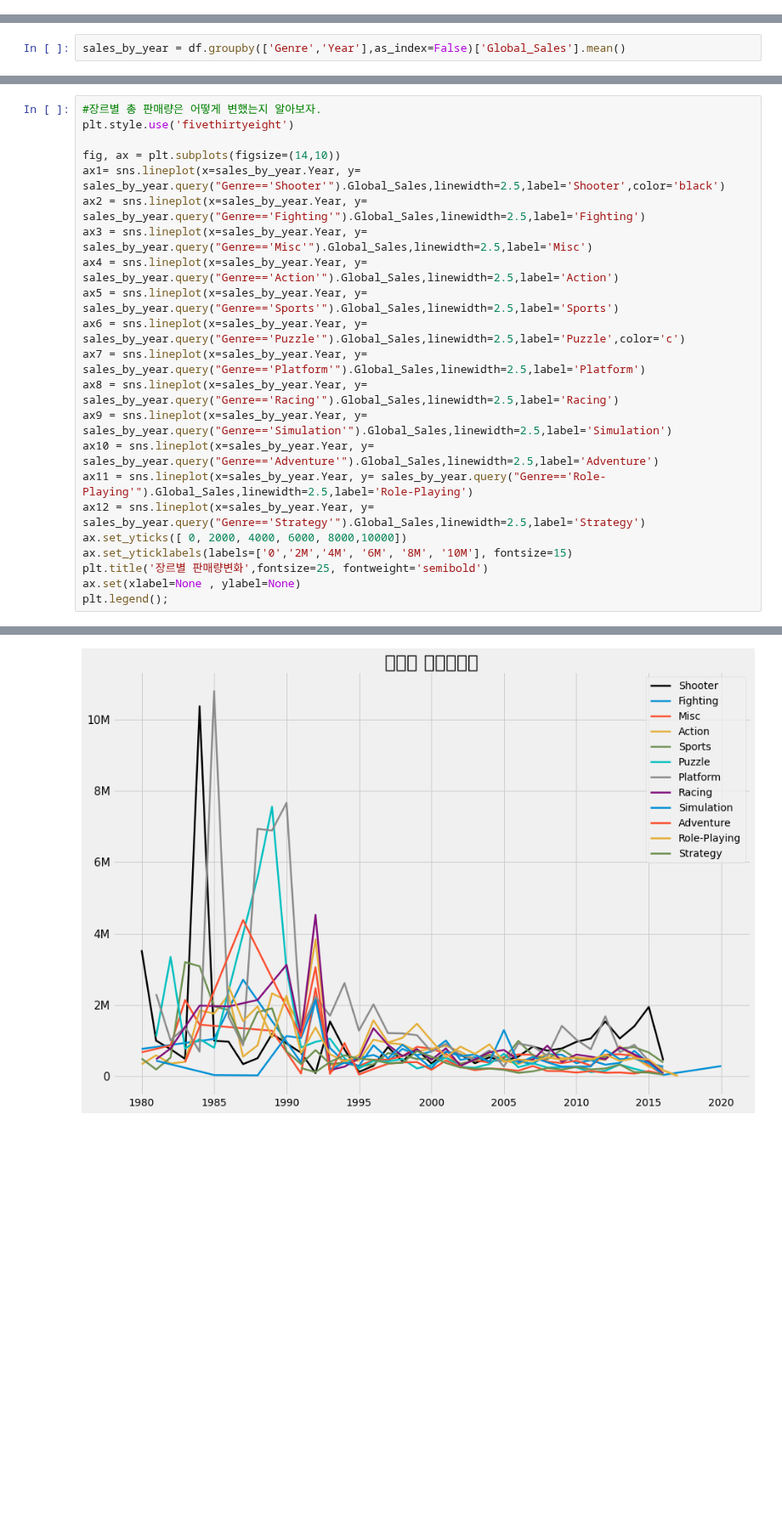
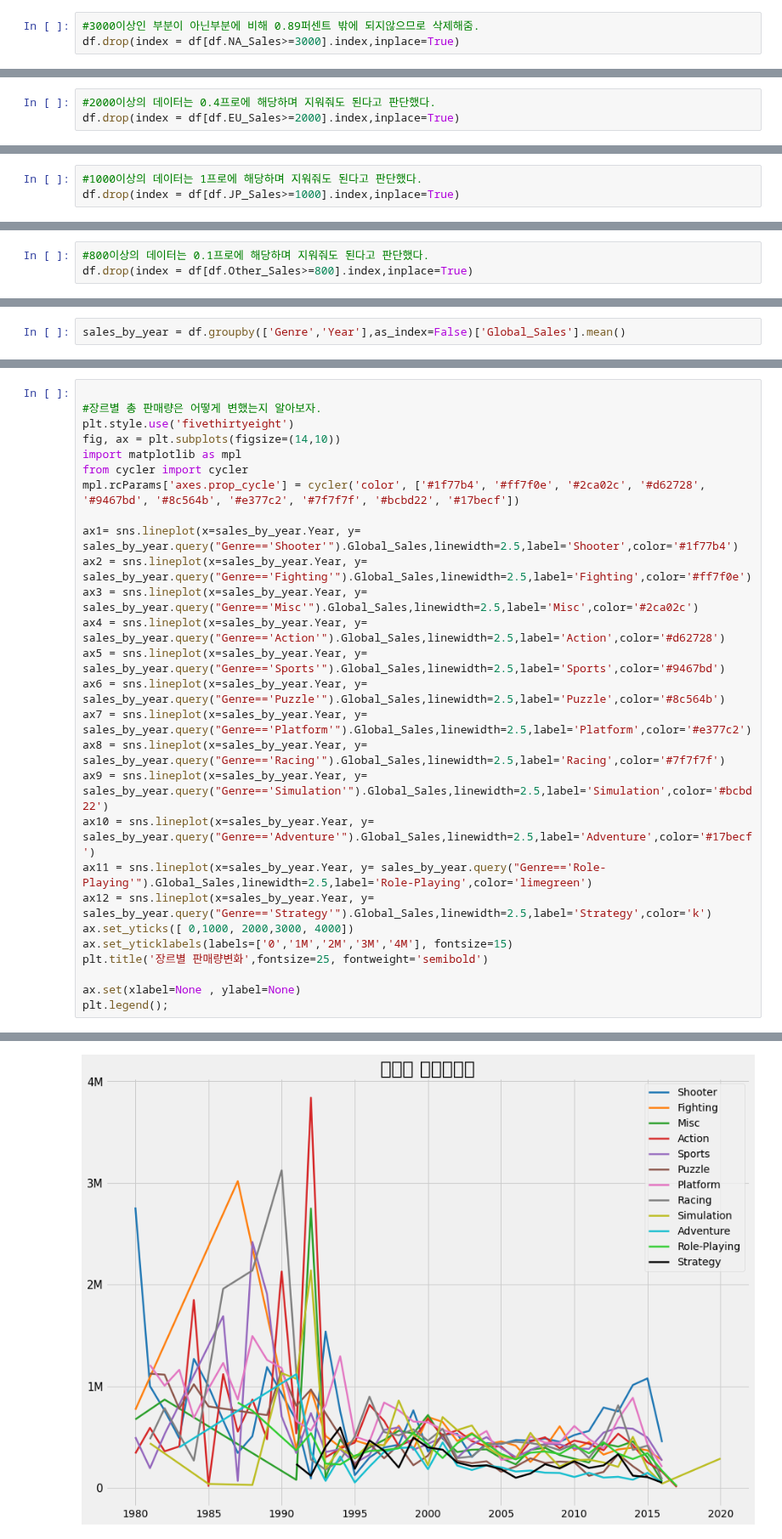
Before and after one commit to sseyonafre/Project, a Jupyter notebook: sprint1/AI_14_고세희_Section1.ipynb, the cells around one changed output, grey strips where cells are left out. Shown at 85% size. Drawn from its saved outputs; the diff is of its cells as text; blank space fills up the shorter version.

```diff
--- a/sprint1/AI_14_고세희_Section1.ipynb
+++ b/sprint1/AI_14_고세희_Section1.ipynb
@@ -260,0 +289,3 @@ df['Year']=df['Year'].astype(np.int64)
+# %%
+#3000이상인 부분이 아닌부분에 비해 0.89퍼센트 밖에 되지않으므로 삭제해줌.
+df.drop(index = df[df.NA_Sales>=3000].index,inplace=True)
@@ -260,0 +319,3 @@ df['Year']=df['Year'].astype(np.int64)
+# %%
+#2000이상의 데이터는 0.4프로에 해당하며 지워줘도 된다고 판단했다.
+df.drop(index = df[df.EU_Sales>=2000].index,inplace=True)
@@ -260,0 +339,3 @@ df['Year']=df['Year'].astype(np.int64)
+# %%
+#1000이상의 데이터는 1프로에 해당하며 지워줘도 된다고 판단했다.
+df.drop(index = df[df.JP_Sales>=1000].index,inplace=True)
@@ -261,3 +359,6 @@ df['Year']=df['Year'].astype(np.int64)
+# %%
+#800이상의 데이터는 0.1프로에 해당하며 지워줘도 된다고 판단했다.
+df.drop(index = df[df.Other_Sales>=800].index,inplace=True)
 # %% [markdown]
 #Feature Engineering
 # %% [markdown]
@@ -412,25 +510,30 @@ array(['Shooter', 'Fighting', 'Misc', 'Action', 'Sports', 'Puzzle',
 # %%
+
 #장르별 총 판매량은 어떻게 변했는지 알아보자.
 plt.style.use('fivethirtyeight')
+fig, ax = plt.subplots(figsize=(14,10))
+import matplotlib as mpl
+from cycler import cycler
+mpl.rcParams['axes.prop_cycle'] = cycler('color', ['#1f77b4', '#ff7f0e', '#2ca02c', '#d62728', '#9467bd', '#8c564b', '#e377c2', '#7f7f7f', '#bcbd22', '#17becf'])
 
-fig, ax = plt.subplots(figsize=(14,10))
-ax1= sns.lineplot(x=sales_by_year.Year, y= sales_by_year.query("Genre=='Shooter'").Global_Sales,linewidth=2.5,label='Shooter',color='black')
-ax2 = sns.lineplot(x=sales_by_year.Year, y= sales_by_year.query("Genre=='Fighting'").Global_Sales,linewidth=2.5,label='Fighting')
-ax3 = sns.lineplot(x=sales_by_year.Year, y= sales_by_year.query("Genre=='Misc'").Global_Sales,linewidth=2.5,label='Misc')
-ax4 = sns.lineplot(x=sales_by_year.Year, y= sales_by_year.query("Genre=='Action'").Global_Sales,linewidth=2.5,label='Action')
-ax5 = sns.lineplot(x=sales_by_year.Year, y= sales_by_year.query("Genre=='Sports'").Global_Sales,linewidth=2.5,label='Sports')
-ax6 = sns.lineplot(x=sales_by_year.Year, y= sales_by_year.query("Genre=='Puzzle'").Global_Sales,linewidth=2.5,label='Puzzle',color='c')
-ax7 = sns.lineplot(x=sales_by_year.Year, y= sales_by_year.query("Genre=='Platform'").Global_Sales,linewidth=2.5,label='Platform')
-ax8 = sns.lineplot(x=sales_by_year.Year, y= sales_by_year.query("Genre=='Racing'").Global_Sales,linewidth=2.5,label='Racing')
-ax9 = sns.lineplot(x=sales_by_year.Year, y= sales_by_year.query("Genre=='Simulation'").Global_Sales,linewidth=2.5,label='Simulation')
-ax10 = sns.lineplot(x=sales_by_year.Year, y= sales_by_year.query("Genre=='Adventure'").Global_Sales,linewidth=2.5,label='Adventure')
-ax11 = sns.lineplot(x=sales_by_year.Year, y= sales_by_year.query("Genre=='Role-Playing'").Global_Sales,linewidth=2.5,label='Role-Playing')
-ax12 = sns.lineplot(x=sales_by_year.Year, y= sales_by_year.query("Genre=='Strategy'").Global_Sales,linewidth=2.5,label='Strategy')
-ax.set_yticks([ 0, 2000, 4000, 6000, 8000,10000])
-ax.set_yticklabels(labels=['0','2M','4M', '6M', '8M', '10M'], fontsize=15)
+ax1= sns.lineplot(x=sales_by_year.Year, y= sales_by_year.query("Genre=='Shooter'").Global_Sales,linewidth=2.5,label='Shooter',color='#1f77b4')
+ax2 = sns.lineplot(x=sales_by_year.Year, y= sales_by_year.query("Genre=='Fighting'").Global_Sales,linewidth=2.5,label='Fighting',color='#ff7f0e')
+ax3 = sns.lineplot(x=sales_by_year.Year, y= sales_by_year.query("Genre=='Misc'").Global_Sales,linewidth=2.5,label='Misc',color='#2ca02c')
+ax4 = sns.lineplot(x=sales_by_year.Year, y= sales_by_year.query("Genre=='Action'").Global_Sales,linewidth=2.5,label='Action',color='#d62728')
+ax5 = sns.lineplot(x=sales_by_year.Year, y= sales_by_year.query("Genre=='Sports'").Global_Sales,linewidth=2.5,label='Sports',color='#9467bd')
+ax6 = sns.lineplot(x=sales_by_year.Year, y= sales_by_year.query("Genre=='Puzzle'").Global_Sales,linewidth=2.5,label='Puzzle',color='#8c564b')
+ax7 = sns.lineplot(x=sales_by_year.Year, y= sales_by_year.query("Genre=='Platform'").Global_Sales,linewidth=2.5,label='Platform',color='#e377c2')
+ax8 = sns.lineplot(x=sales_by_year.Year, y= sales_by_year.query("Genre=='Racing'").Global_Sales,linewidth=2.5,label='Racing',color='#7f7f7f')
+ax9 = sns.lineplot(x=sales_by_year.Year, y= sales_by_year.query("Genre=='Simulation'").Global_Sales,linewidth=2.5,label='Simulation',color='#bcbd22')
+ax10 = sns.lineplot(x=sales_by_year.Year, y= sales_by_year.query("Genre=='Adventure'").Global_Sales,linewidth=2.5,label='Adventure',color='#17becf')
+ax11 = sns.lineplot(x=sales_by_year.Year, y= sales_by_year.query("Genre=='Role-Playing'").Global_Sales,linewidth=2.5,label='Role-Playing',color='limegreen')
+ax12 = sns.lineplot(x=sales_by_year.Year, y= sales_by_year.query("Genre=='Strategy'").Global_Sales,linewidth=2.5,label='Strategy',color='k')
+ax.set_yticks([ 0,1000, 2000,3000, 4000])
+ax.set_yticklabels(labels=['0','1M','2M','3M','4M'], fontsize=15)
 plt.title('장르별 판매량변화',fontsize=25, fontweight='semibold')
+
 ax.set(xlabel=None , ylabel=None)
 plt.legend();
 # %% [output]
 findfont: Font family ['NanumBarunGothic'] not found. Falling back to DejaVu Sans.
-[figure, old version]
+[figure, new version]
```
Also changed, not shown: parts of 23 cells of this notebook.
